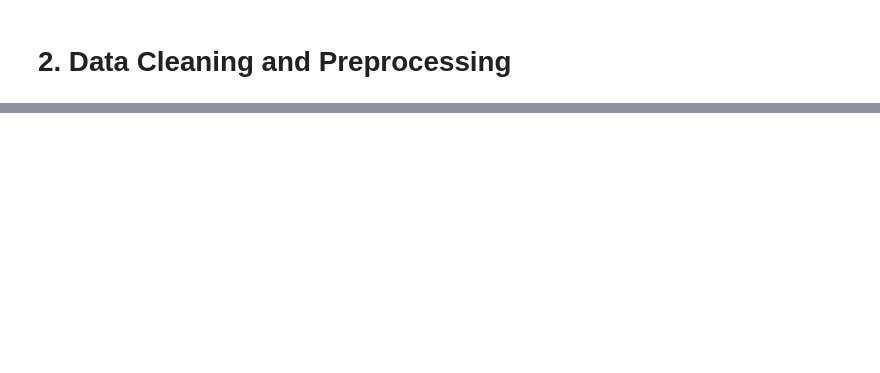
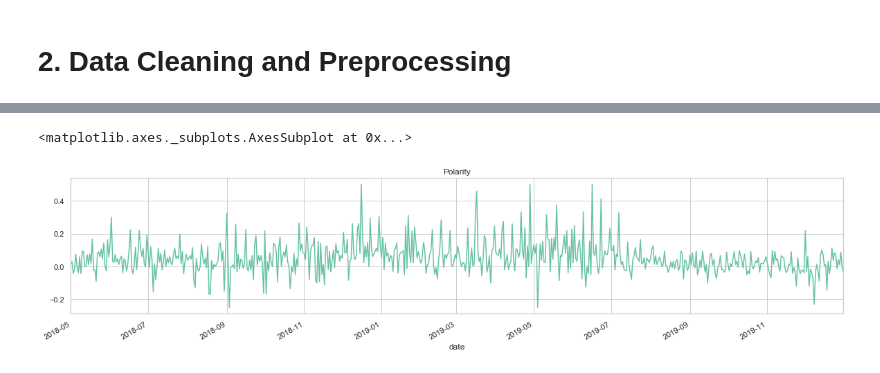
Before and after one commit to osemrt/Predict-BTC-Price-Movement, a Jupyter notebook: models/sentiment-lstm/01_prepare_dataset.ipynb, the cells around one changed output, grey strips where cells are left out. Saved outputs shown, nothing was run; the diff lists cells and outputs as text; code cells hidden in the pictures; blank space fills up the shorter version.

```diff
--- a/models/sentiment-lstm/01_prepare_dataset.ipynb
+++ b/models/sentiment-lstm/01_prepare_dataset.ipynb
@@ -199,0 +82,2 @@ plt.title("Negative vs Change", y=1.015);
+# %%
+df_sentiment = df_news.groupby(by='date').mean()
@@ -199,0 +101,6 @@ plt.title("Negative vs Change", y=1.015);
+# %%
+filtered_polarity = df_sentiment['polarity'].apply(lambda x: 1 if x > 0.2 else (-1 if x < -0.2 else 0))
+df_sentiment['filtered_polarity'] = filtered_polarity
+# %%
+filtered_subjectivity = df_sentiment['subjectivity'].apply(lambda x: 1 if x > 0.2 else (-1 if x < -0.2 else 0))
+df_sentiment['filtered_subjectivity'] = filtered_subjectivity
@@ -199,0 +127,5 @@ plt.title("Negative vs Change", y=1.015);
+# %%
+df_sentiment['polarity'].plot(xlim=[start_date, end_date], figsize=(20, 4), sharey=True, title='Polarity')
+# %% [output]
+<matplotlib.axes._subplots.AxesSubplot at 0x...>
+[figure, added]
```
Also changed, not shown: parts of 48 cells of this notebook, 5 other files.
